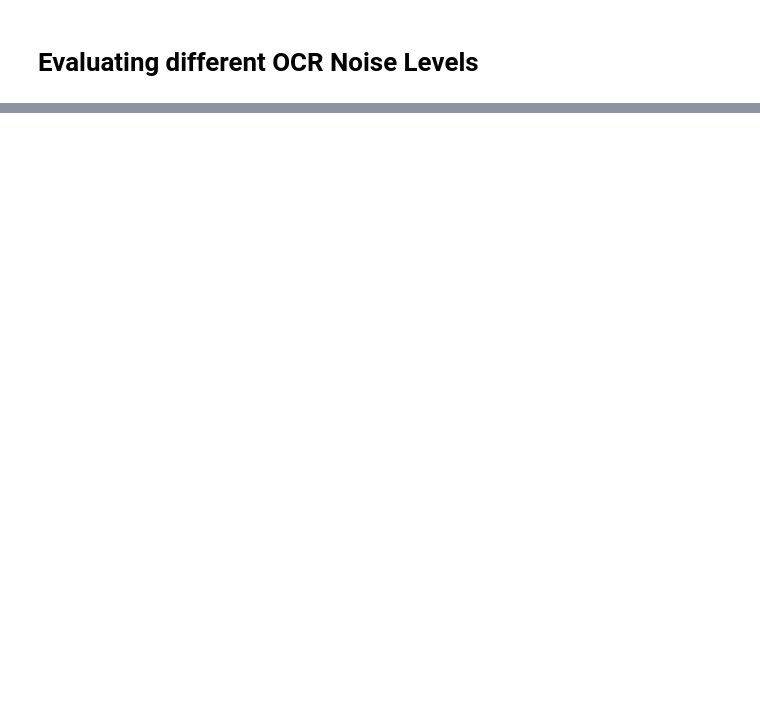
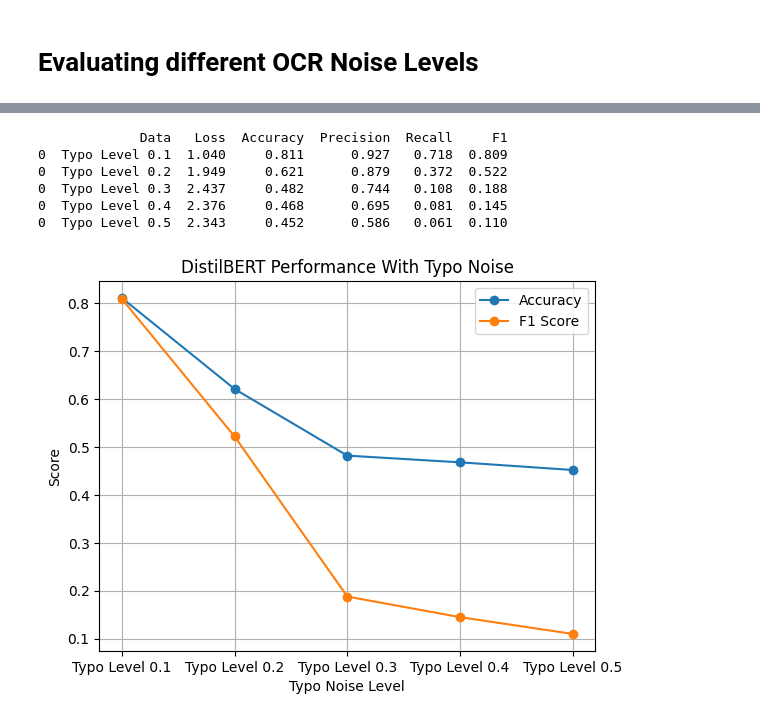
Before and after one commit to pa185/Coding_Project_Philip_Allen_CSM500-2026-APR_240233660, a Jupyter notebook: model-1.ipynb, the cells around one changed output, grey strips where cells are left out. Saved outputs shown, nothing was run; the diff lists cells and outputs as text; code cells hidden in the pictures; blank space fills up the shorter version.

```diff
--- a/model-1.ipynb
+++ b/model-1.ipynb
@@ -568,6 +720,11 @@ def tokenize_and_evaluate(raw_test_data, data_name):
 # %%
 noise_levels = [0.1, 0.2, 0.3, 0.4, 0.5]
+
+typo_results = []
+
 for noise_level in noise_levels:
-    noisy_test_dataset = create_noisy_dataset(sst2_split["test"], add_ocr_noise, noise_level)
-    tokenize_and_evaluate(noisy_test_dataset, "OCR Level " + str(noise_level))
+    noisy_test_dataset = create_noisy_dataset(sst2_split["test"], add_typo_noise, noise_level)
+    result = tokenize_and_evaluate(noisy_test_dataset, "Typo Level " + str(noise_level))
+
+    typo_results.append(result)
 # %% [output]
@@ -583,0 +741,12 @@ OCR Level 0.5 2.466     0.446       0.61   0.019 0.037
+# %%
+# Add all dataframe results into one
+typo_results_df = pd.concat(typo_results)
+
+print(typo_results_df.to_string())
+# %% [output]
+             Data   Loss  Accuracy  Precision  Recall     F1
+0  Typo Level 0.1  1.040     0.811      0.927   0.718  0.809
+0  Typo Level 0.2  1.949     0.621      0.879   0.372  0.522
+0  Typo Level 0.3  2.437     0.482      0.744   0.108  0.188
+0  Typo Level 0.4  2.376     0.468      0.695   0.081  0.145
+0  Typo Level 0.5  2.343     0.452      0.586   0.061  0.110
@@ -583,0 +757,18 @@ OCR Level 0.5 2.466     0.446       0.61   0.019 0.037
+# %%
+# Plot the DataFrame for Accuracy
+plt.plot(typo_results_df["Data"], typo_results_df["Accuracy"], marker="o", label="Accuracy")
+
+# Plot the DataFrame for F1
+plt.plot(typo_results_df["Data"], typo_results_df["F1"], marker="o", label="F1 Score")
+
+# Label the Axis and provide Title
+plt.xlabel("Typo Noise Level")
+plt.ylabel("Score")
+plt.title("DistilBERT Performance With Typo Noise")
+
+# Add Legend and show graph
+plt.legend()
+plt.grid(True)
+plt.show()
+# %% [output]
+[figure, added]
```
Also changed, not shown: parts of 24 cells of this notebook.
